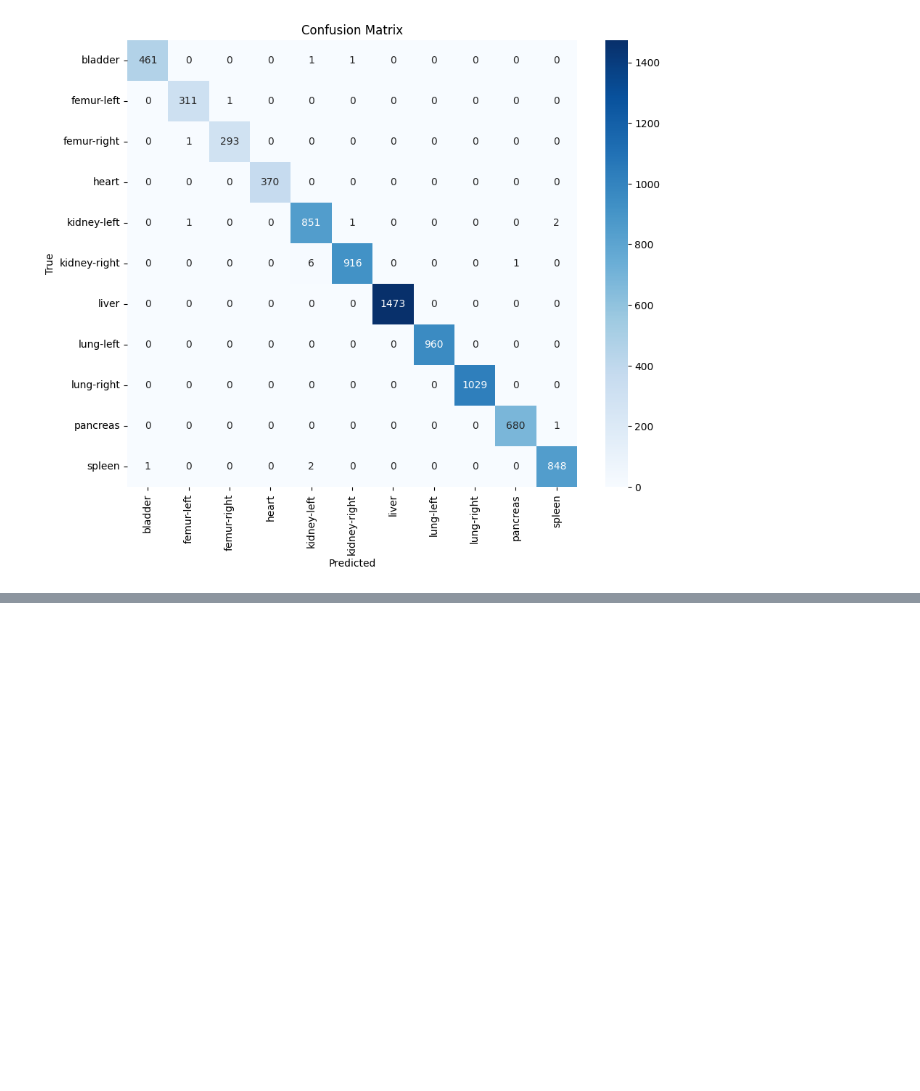
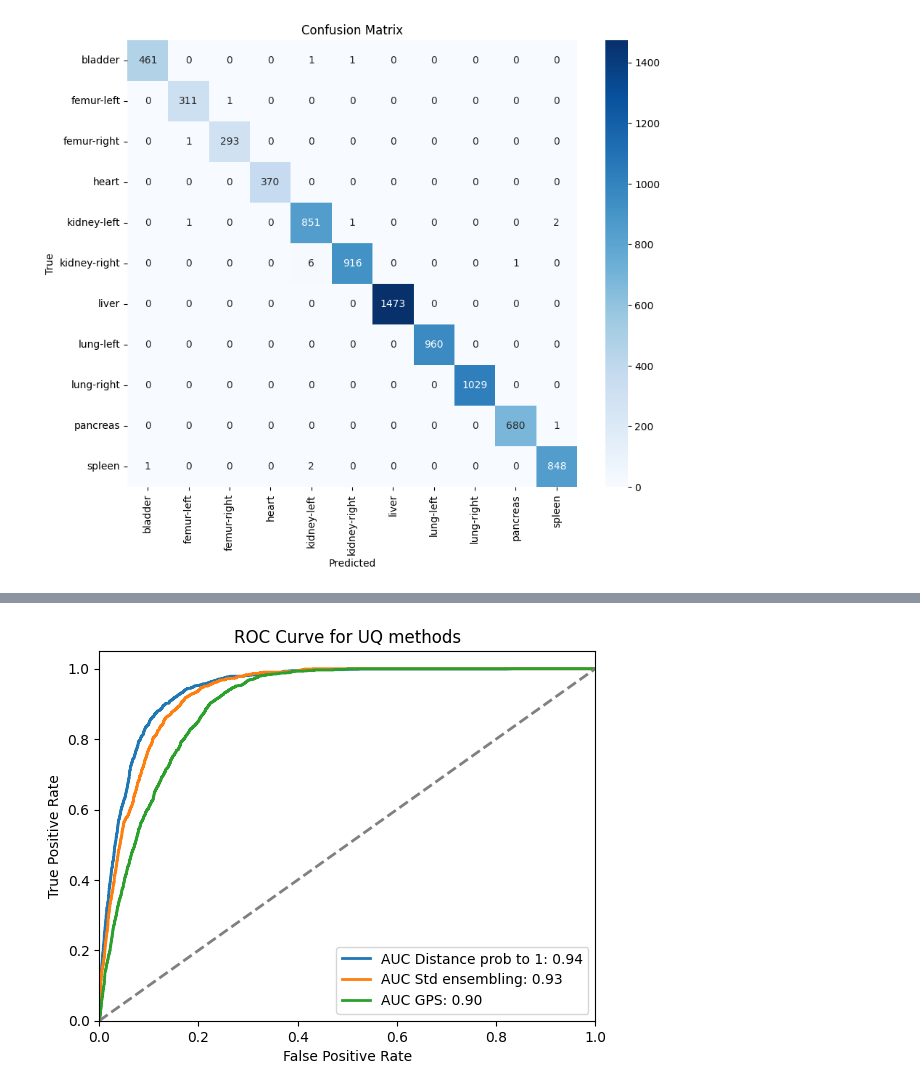
Before and after one commit to pstnmz/FailCatcher, a Jupyter notebook: medMNIST/UQ_test_metrics.ipynb, the cells around one changed output, grey strips where cells are left out. Cells and saved outputs as stored; diff of their text form; code cells hidden in the pictures; blank space fills up the shorter version.

```diff
--- a/medMNIST/UQ_test_metrics.ipynb
+++ b/medMNIST/UQ_test_metrics.ipynb
@@ -230,5 +323,7 @@ uq.UQ_method_plot([stds[k] for k in correct_predictions], [stds[j] for j in inco
 # %%
 fpr_distance_to_hard_labels, tpr_distance_to_hard_labels, auc_distance_to_hard_labels = uq.roc_curve_UQ_method_computation([distances[k] for k in correct_predictions], [distances[j] for j in incorrect_predictions])
 fpr_stds, tpr_stds, auc_stds = uq.roc_curve_UQ_method_computation([stds[k] for k in correct_predictions], [stds[j] for j in incorrect_predictions])
-uq.roc_curve_UQ_methods_plot(['Distance prob to 1', 'Std ensembling'], [fpr_distance_to_hard_labels, fpr_stds], [tpr_distance_to_hard_labels, tpr_stds], [auc_distance_to_hard_labels, auc_stds])
+uq.roc_curve_UQ_methods_plot(['Distance prob to 1', 'Std ensembling', 'GPS'], [fpr_distance_to_hard_labels, fpr_stds, fpr_std_gps], [tpr_distance_to_hard_labels, tpr_stds, tpr_std_gps], [auc_distance_to_hard_labels, auc_stds, auc_std_gps])
+# %% [output]
+[figure, added]
 # %%
```
Also changed, not shown: parts of 16 cells of this notebook, 2 other files.
